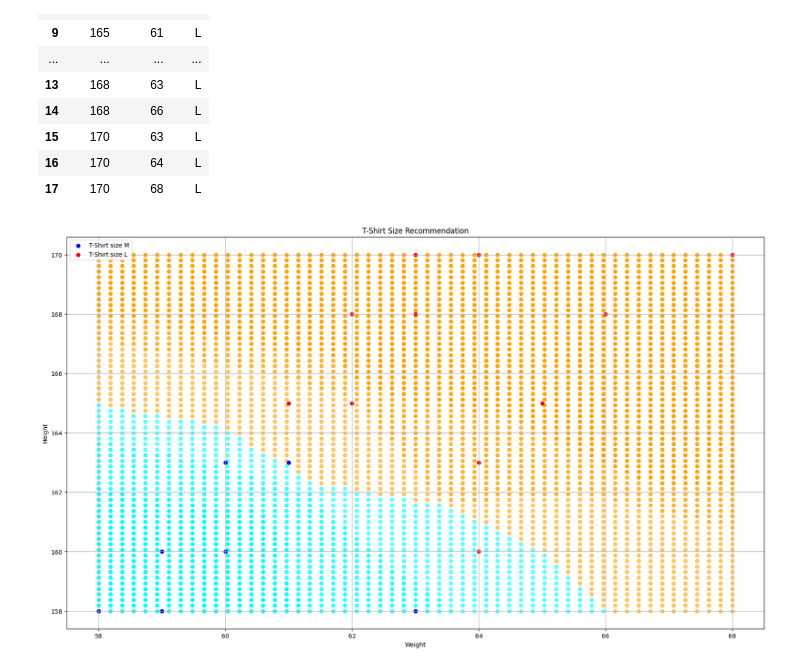
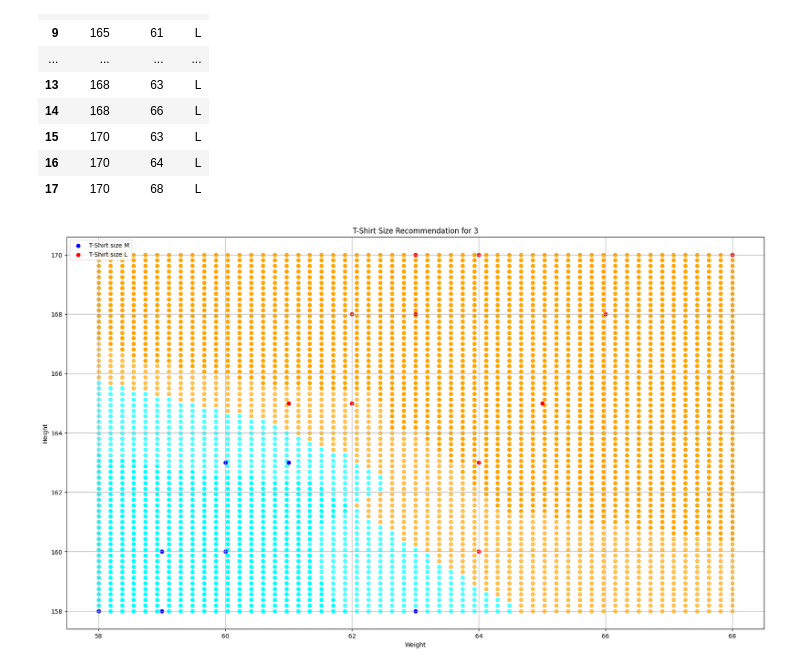
Before and after one commit to hseysen/machine_learning_bhos, a Jupyter notebook: code/tshirt.ipynb, the cells around one changed output. Drawn from its saved outputs; the diff is of its cells as text; code cells hidden in the pictures.

Commit message:
Added comparison graphs for k=3,5,7,9

```diff
--- a/code/tshirt.ipynb
+++ b/code/tshirt.ipynb
@@ -56,19 +60,16 @@ def knn_find_class(height, weight, k=5):
 # %%
-hs = np.linspace(158, 170, 65)
-ws = np.linspace(58, 68, 55)
-hws = np.array(np.meshgrid(hs, ws)).T.reshape(-1, 2)
-
+target_k = 3
 fig = plt.figure(figsize=(16, 9))
 ax = fig.add_axes([0, 0, 1, 1])
 ax.set_xlabel("Weight")
 ax.set_ylabel("Height")
-ax.set_title("T-Shirt Size Recommendation")
+ax.set_title(f"T-Shirt Size Recommendation for {target_k}")
 for h, w in hws:
-    pred = knn_find_class(h, w)
+    pred = knn_find_class(h, w, target_k)
     ax.scatter(w, h, c="cyan" if pred[0] == "M" else "orange", alpha=pred[1])
 ax.scatter(data[data["Size"] == "M"]["Weight"], data[data["Size"] == "M"]["Height"], label="T-Shirt size M", c="blue")
 ax.scatter(data[data["Size"] == "L"]["Weight"], data[data["Size"] == "L"]["Height"], label="T-Shirt size L", c="red")
 ax.legend()
 ax.grid()
 # %% [output]
-[figure, old version]
+[figure, new version]
```
Also changed, not shown: parts of 4 cells of this notebook.
